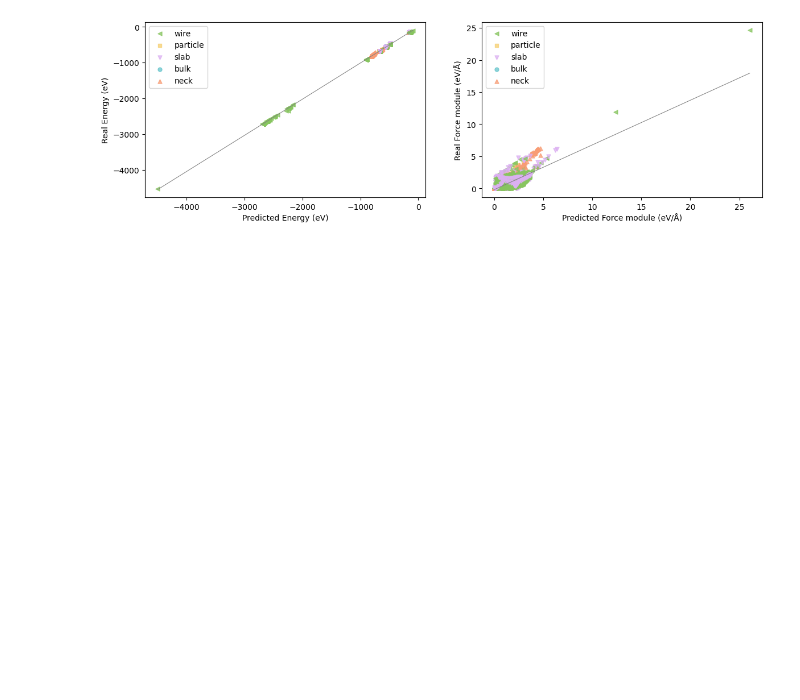
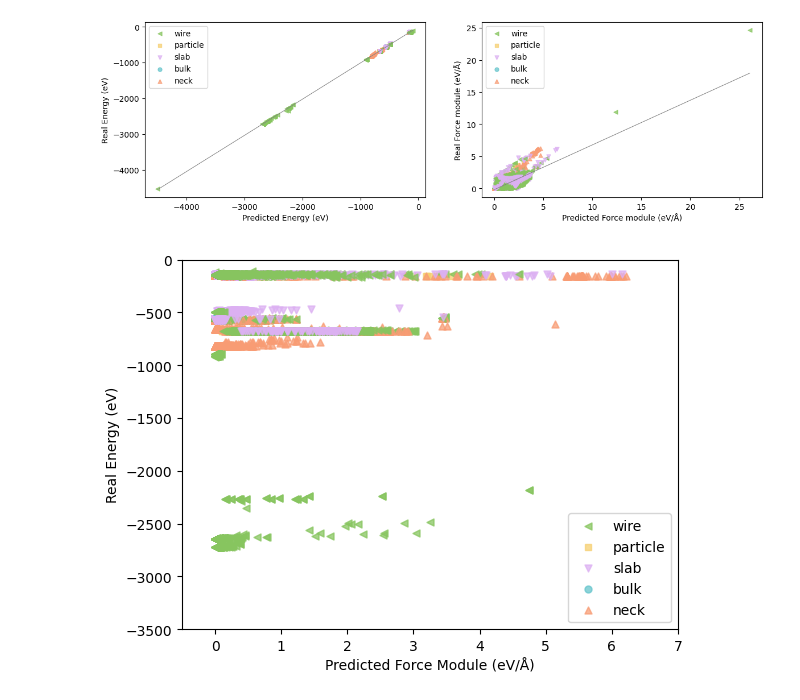
Before and after one commit to pedrozanineli/inference, a Jupyter notebook: 3_plot.ipynb, the cells around one changed output. Drawn from its saved outputs; the diff is of its cells as text; code cells hidden in the pictures; blank space fills up the shorter version.

```diff
--- a/3_plot.ipynb
+++ b/3_plot.ipynb
@@ -161,3 +187,36 @@ plt.subplot(122)
 coded_parity_plot(np.array(force_module_pred).reshape(-1, 1),np.array(force_module_real),'Force module (eV/Å)',zro2_ref)
 # %% [output]
 [figure]
+# %%
+def coded_scatter_plot(X,y,labelX,labelY,ref):
+    colors = ['#66c5cc', '#f6cf71', '#f89c74', '#dcb0f2', '#87c55f', '#9eb9f3', '#fe88b1', '#c9db74', '#8be0a4', '#b497e7']
+    symbols = ['o', 's', '^', 'v', '<', '>', 'p', '*', 'D', 'x']
+    code = list(itertools.zip_longest(colors, symbols, fillvalue=None))
+
+    geometries = [i[1] for i in ref.values()]
+    geometries_set = set(geometries)
+
+    geometries_combinations = {}
+    for i,geometry in enumerate(geometries_set):
+        geometries_combinations[geometry] = code[i]
+
+    geometry_test = []
+    for i in range(len(X)):
+        geometry_set = geometries_combinations[ref[i][1]]
+
+        if ref[i][1] not in geometry_test:
+            geometry_test.append(ref[i][1])
+            plt.scatter(X[i],y[i],s=25,color=geometry_set[0],marker=geometry_set[1],alpha=0.75,label=ref[i][1])
+        else:
+            plt.scatter(X[i],y[i],s=25,color=geometry_set[0],marker=geometry_set[1],alpha=0.75)
+
+    plt.xlabel(f'Predicted {labelX}')
+    plt.ylabel(f'Real {labelY}')
+    plt.legend()
+# %%
+coded_scatter_plot(force_module_real,real_energies,'Force Module (eV/Å)','Energy (eV)',zro2_ref)
+plt.xlim(-0.5,7)
+plt.ylim(-3500,0)
+plt.show()
+# %% [output]
+[figure, added]
```
Also changed, not shown: parts of 12 cells of this notebook, 9 other files.
